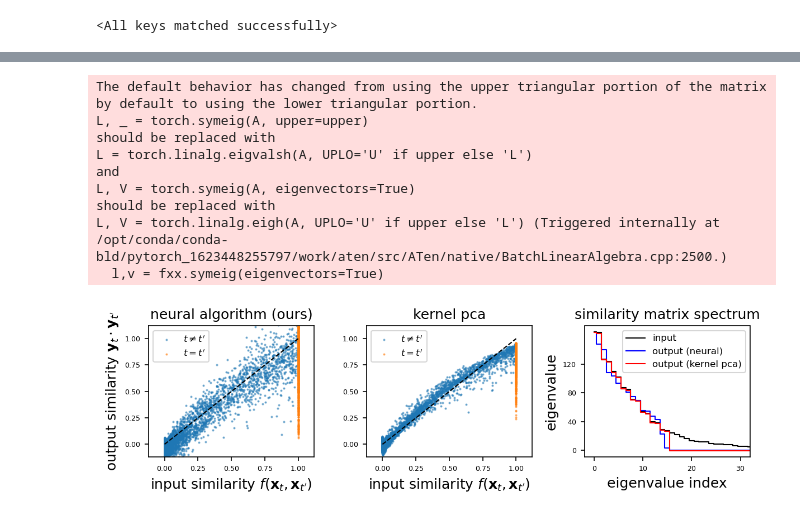
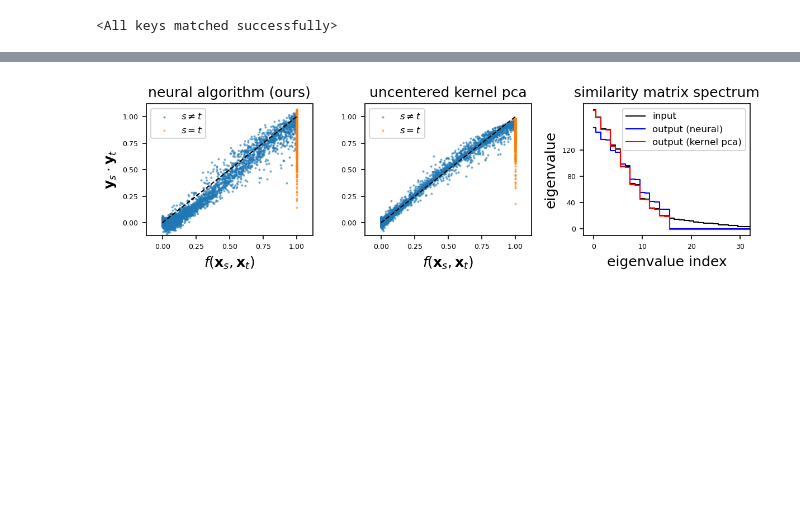
Before and after one commit to KyleLuther/kernel-similarity-matching, a Jupyter notebook: figures-halfmoons.ipynb, the cells around one changed output, grey strips where cells are left out. Cells and saved outputs as stored; diff of their text form; code cells hidden in the pictures; blank space fills up the shorter version.

```diff
--- a/figures-halfmoons.ipynb
+++ b/figures-halfmoons.ipynb
@@ -24,7 +24,7 @@ The autoreload extension is already loaded. To reload it, use:
 # %% [markdown]
 ## Load Data
 # %%
-x,labels = half_moons()
+x,labels = half_moons(noise=0.1)
 plt.scatter(x[:,0],x[:,1],s=2,c=labels,cmap='jet')
 plt.xlabel('x1')
 plt.ylabel('x2')
@@ -35,8 +35,8 @@ plt.show()
 # %% [markdown]
 ## Load Networks
 # %%
-net = KernelPCA(m=2, n=16, kernel='rbf', sig=0.4, lam=1e-3)
-net.load_state_dict(torch.load('./trained-nets/halfmoons.pt'))
+net = KernelPCA(m=2, n=16, kernel='rbf', sig=0.3, lam=1e-3)
+net.load_state_dict(torch.load('./trained-nets/halfmoons-0p3.pt'))
 # %% [output]
 <All keys matched successfully>
 # %%
@@ -112,8 +167,8 @@ plt.figure(figsize=(8,2.5),dpi=150)
 plt.subplot(131)
 t = 10000
 ixs = torch.randperm(len(offdiag(fxx)))[:t]
-plt.scatter(offdiag(fxx).detach().cpu().numpy()[ixs], offdiag(yy).detach().cpu().numpy()[ixs], s=1, alpha=0.5, label=r"$t \neq t'$")
-plt.scatter(ondiag(fxx).detach().cpu().numpy(), ondiag(yy).detach().cpu().numpy(), s=1, alpha=0.5, label="$t = t'$")
+plt.scatter(offdiag(fxx).detach().cpu().numpy()[ixs], offdiag(yy).detach().cpu().numpy()[ixs], s=1, alpha=0.5, label=r"$s \neq t$")
+plt.scatter(ondiag(fxx).detach().cpu().numpy(), ondiag(yy).detach().cpu().numpy(), s=1, alpha=0.5, label="$s = t$")
 plt.plot(np.linspace(0,fxx.max().item()), np.linspace(0,fxx.max().item()), color='black', linewidth=1, linestyle='--')
 
 plt.xticks(torch.linspace(0,1,5),fontsize=6)
@@ -123,53 +178,44 @@ plt.ylim(-0.12,1.12)
 plt.legend(fontsize=8)
 
 plt.legend(fontsize=8)
-plt.xlabel(r"input similarity $f(\mathbf{x}_t,\mathbf{x}_{t'})$",fontsize=12)
-plt.ylabel(r"output similarity $\mathbf{y}_t \cdot \mathbf{y}_{t'}$",fontsize=12)
+plt.xlabel(r"$f(\mathbf{x}_s,\mathbf{x}_{t})$",fontsize=12)
+plt.ylabel(r"$\mathbf{y}_s \cdot \mathbf{y}_{t}$",fontsize=12)
 plt.title("neural algorithm (ours)",fontsize=12)
 
 plt.subplot(132)
 ixs = torch.randperm(len(offdiag(fxx)))[:t]
-plt.scatter(offdiag(fxx).detach().cpu().numpy()[ixs], offdiag(zz).detach().cpu().numpy()[ixs], s=1, alpha=0.5, label=r"$t \neq t'$")
-plt.scatter(ondiag(fxx).detach().cpu().numpy(), ondiag(zz).detach().cpu().numpy(), s=1, alpha=0.5, label="$t = t'$")
+plt.scatter(offdiag(fxx).detach().cpu().numpy()[ixs], offdiag(zz).detach().cpu().numpy()[ixs], s=1, alpha=0.5, label=r"$s \neq t$")
+plt.scatter(ondiag(fxx).detach().cpu().numpy(), ondiag(zz).detach().cpu().numpy(), s=1, alpha=0.5, label="$s = t$")
 plt.plot(np.linspace(0,fxx.max().item()), np.linspace(0,fxx.max().item()), color='black', linewidth=1, linestyle='--')
 
 plt.xticks(torch.linspace(0,1,5),fontsize=6)
 plt.xlim(-0.12,1.12)
 plt.yticks(torch.linspace(0,1,5),fontsize=6)
 plt.ylim(-0.12,1.12)
 plt.legend(fontsize=8)
 
-plt.xlabel(r"input similarity $f(\mathbf{x}_t,\mathbf{x}_{t'})$",fontsize=12)
+plt.xlabel(r"$f(\mathbf{x}_s,\mathbf{x}_{t})$",fontsize=12)
 # plt.ylabel(r"output similarity $\mathbf{y}_t \cdot \mathbf{y}_{t'}$",fontsize=12)
-plt.title("kernel pca",fontsize=12)
+plt.title("uncentered kernel pca",fontsize=12)
 
 plt.subplot(133)
 plt.plot(fxx.symeig()[0].flip(0), color='black', linewidth=1, drawstyle='steps-mid', label='input')
 plt.plot(yy.symeig()[0].flip(0), color='blue', linewidth=1, drawstyle='steps-mid', label='output (neural)')
 plt.plot(zz.symeig()[0].flip(0)-1, color='red', linewidth=1, drawstyle='steps-mid', label='output (kernel pca)')
 
 plt.xticks(torch.linspace(0,30,4),fontsize=6)
 plt.xlim(-2,32)
 plt.yticks(torch.linspace(0,120,4),fontsize=6)
 # plt.ylim(-2,122)
 plt.legend(fontsize=8)
 
 plt.xlabel(r"eigenvalue index",fontsize=12)
 plt.ylabel(r"eigenvalue",fontsize=12)
 plt.title("similarity matrix spectrum",fontsize=12)
 
 plt.tight_layout()
 
 plt.savefig('./figures/halfmoons/half-moons-matching.pdf')
 plt.show()
 # %% [output]
-The default behavior has changed from using the upper triangular portion of the matrix by default to using the lower triangular portion.
-L, _ = torch.symeig(A, upper=upper)
-should be replaced with
-L = torch.linalg.eigvalsh(A, UPLO='U' if upper else 'L')
-and
-L, V = torch.symeig(A, eigenvectors=True)
-should be replaced with
-L, V = torch.linalg.eigh(A, UPLO='U' if upper else 'L') (Triggered internally at  /opt/conda/conda-bld/pytorch_1623448255797/work/aten/src/ATen/native/BatchLinearAlgebra.cpp:2500.)
-  l,v = fxx.symeig(eigenvectors=True)
-[figure, old version]
+[figure, new version]
```
Also changed, not shown: parts of 17 cells of this notebook, 23 other files.
